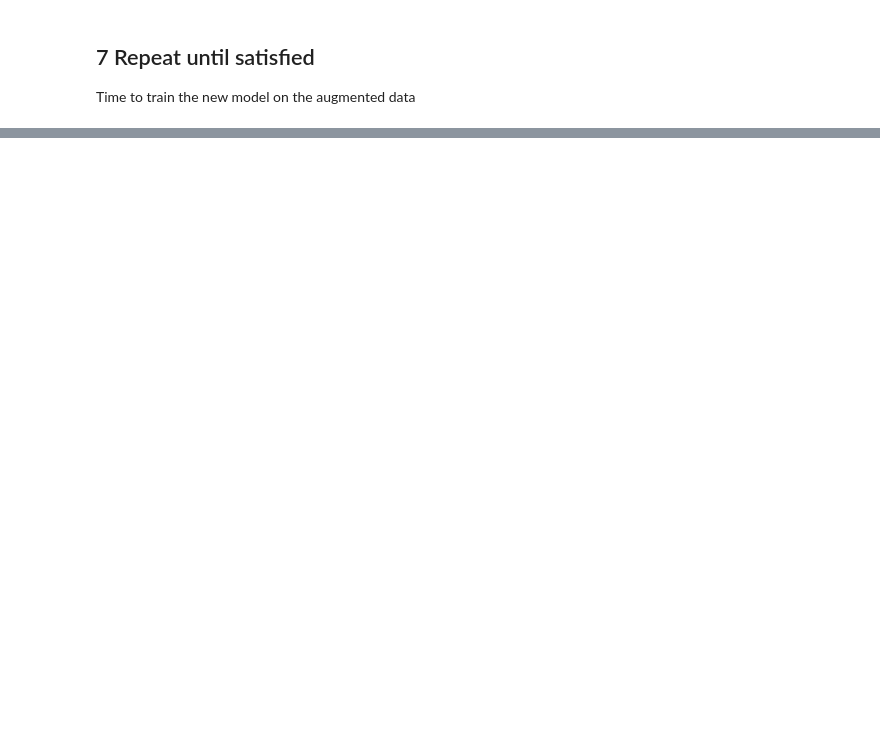
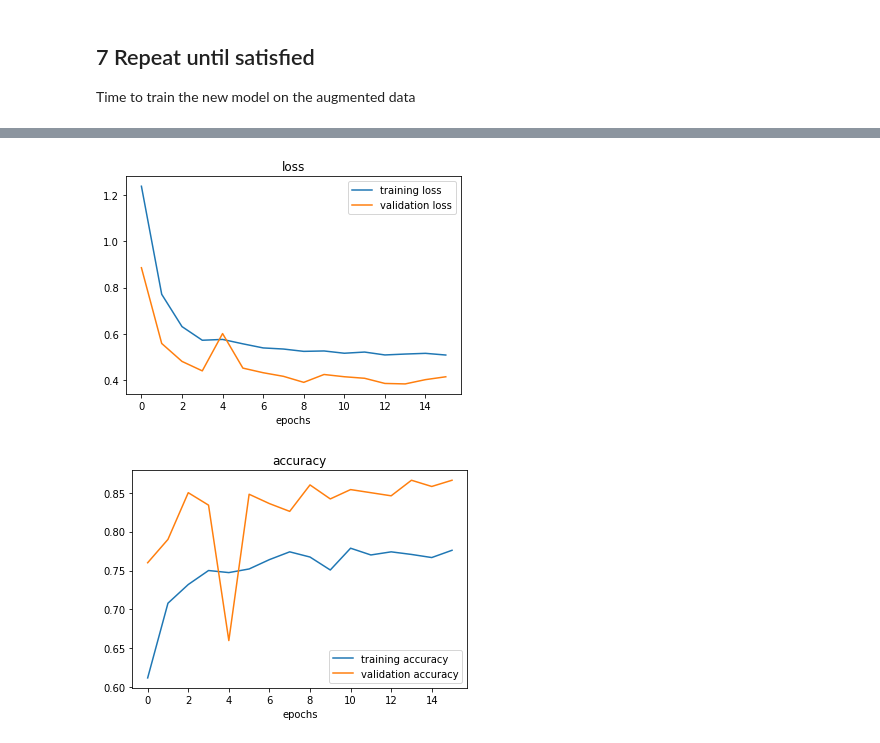
Before and after one commit to adrikosm/Tensorflow_Certification, a Jupyter notebook: Computer Vision/Computer_vision_tf.ipynb, the cells around one changed output, grey strips where cells are left out. Cells and saved outputs as stored; diff of their text form; code cells hidden in the pictures; blank space fills up the shorter version.

```diff
--- a/Computer Vision/Computer_vision_tf.ipynb
+++ b/Computer Vision/Computer_vision_tf.ipynb
@@ -720,0 +780,33 @@ plot_loss_curves(history_6)
+# %%
+from tensorflow.keras import layers
+from tensorflow.keras import regularizers
+
+# Create model
+model_8 = Sequential([
+    Conv2D(64,(3,3),kernel_regularizer=tf.keras.regularizers.l1(0.01),activation="relu",input_shape = (224,224,3)),
+    MaxPool2D(pool_size = 2),
+    Conv2D(32,(3,3),kernel_regularizer=tf.keras.regularizers.l1_l2(l1=1e-5, l2=1e-4),activation="relu"),
+    MaxPool2D(),
+    Conv2D(16,(3,3),activation="relu"),
+    MaxPool2D(),
+    Conv2D(10,3,activation="relu"),
+    MaxPool2D(),
+    Flatten(),
+    Dense(1,activation="sigmoid")
+])
+
+# Compile the model
+model_8.compile(loss = tf.keras.losses.BinaryCrossentropy(),
+                optimizer = tf.keras.optimizers.Adam(),
+                metrics = ["accuracy"])
+
+# Set up callback
+callback = tf.keras.callbacks.EarlyStopping(monitor="accuracy",patience = 5)
+
+# Fit the model on the augmented data
+history_8 = model_8.fit(train_data_augmented,
+                        epochs = 50,
+                        steps_per_epoch = len(train_data_augmented),
+                        validation_data = test_data,
+                        validation_steps = len(test_data),
+                        callbacks = [callback])
@@ -720,0 +831,5 @@ plot_loss_curves(history_6)
+# %%
+plot_loss_curves(history_8)
+# %% [output]
+[figure, added]
+[figure, added]
```
Also changed, not shown: parts of 26 cells of this notebook, 1 other file.
